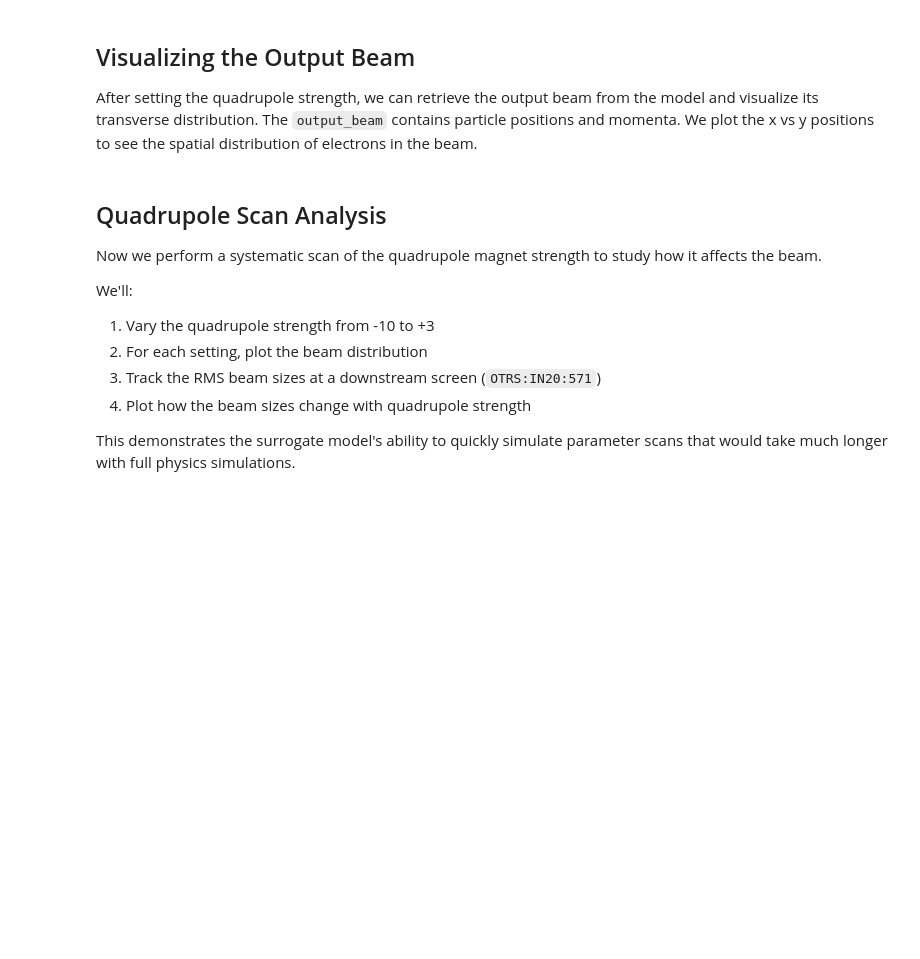
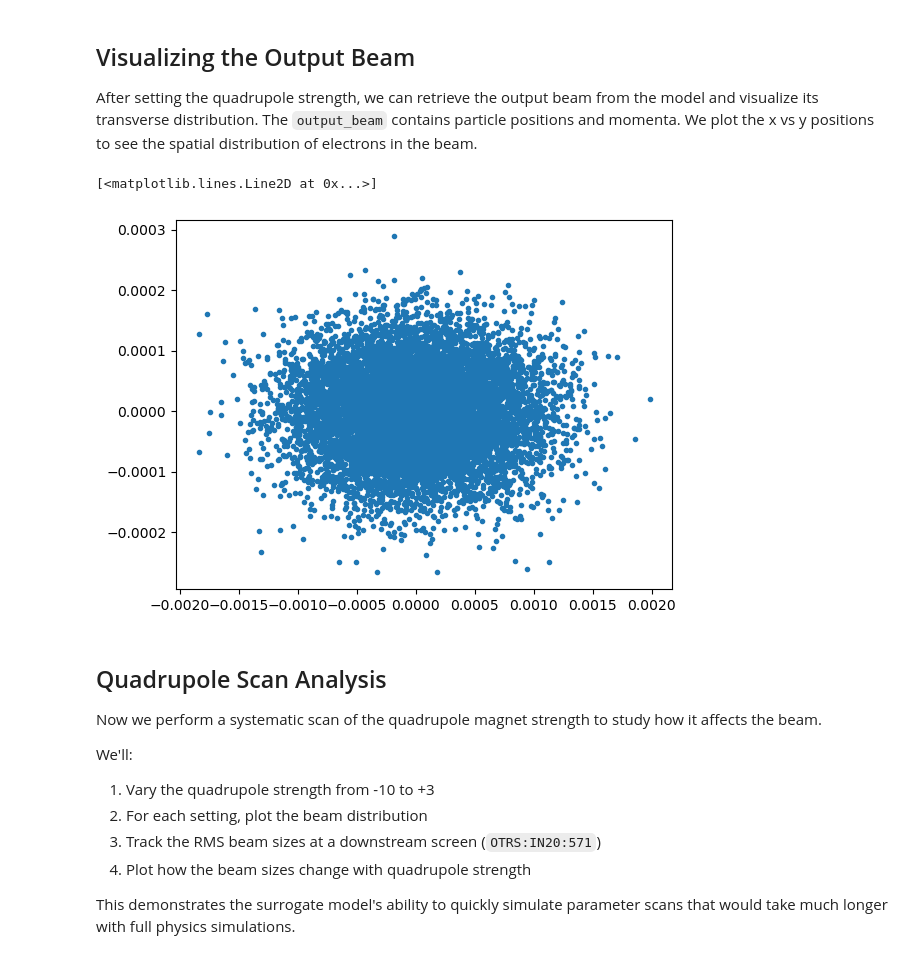
Before and after one commit to slaclab/virtual-accelerator, a Jupyter notebook: examples/injector_surrogate.ipynb, the cells around one changed output. Drawn from its saved outputs; the diff is of its cells as text; code cells hidden in the pictures; blank space fills up the shorter version.

Commit message:
update surrogate based on LUMETorchModel

```diff
--- a/examples/injector_surrogate.ipynb
+++ b/examples/injector_surrogate.ipynb
@@ -21,9 +22,12 @@ model.set({"QUAD:IN20:525:BCTRL": -5.0})
 
 After setting the quadrupole strength, we can retrieve the output beam from the model and visualize its transverse distribution. The `output_beam` contains particle positions and momenta. We plot the x vs y positions to see the spatial distribution of electrons in the beam.
 # %%
-fig,ax = plt.subplots()
-beam = model.get(["beam_output"])["beam_output"]
+fig, ax = plt.subplots()
+beam = model.get(["output_beam"])["output_beam"]
 ax.plot(beam.x, beam.y, ".")
+# %% [output]
+[<matplotlib.lines.Line2D at 0x...>]
+[figure, added]
 # %% [markdown]
 ## Quadrupole Scan Analysis
 
```
Also changed, not shown: parts of 2 cells of this notebook, 1 other file.
